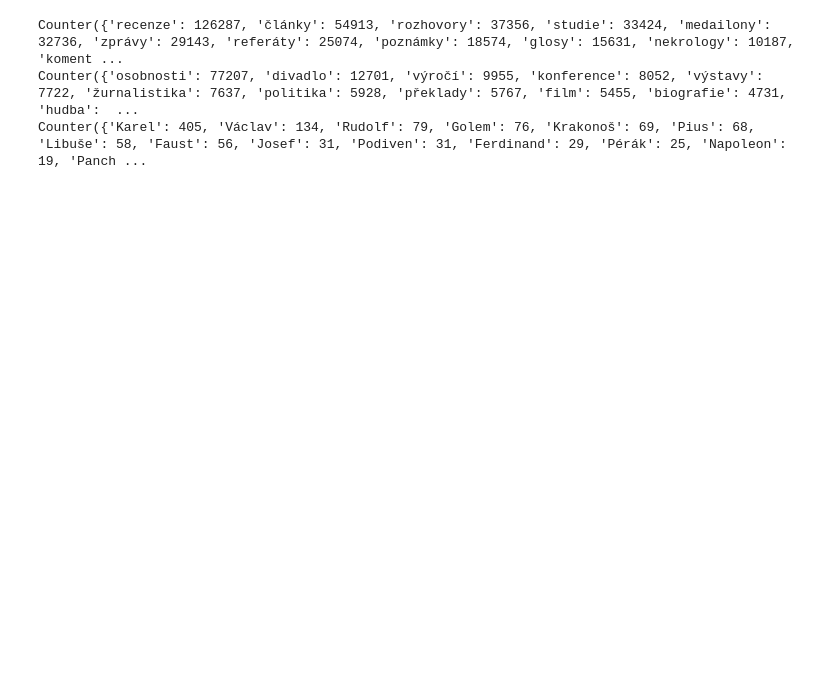
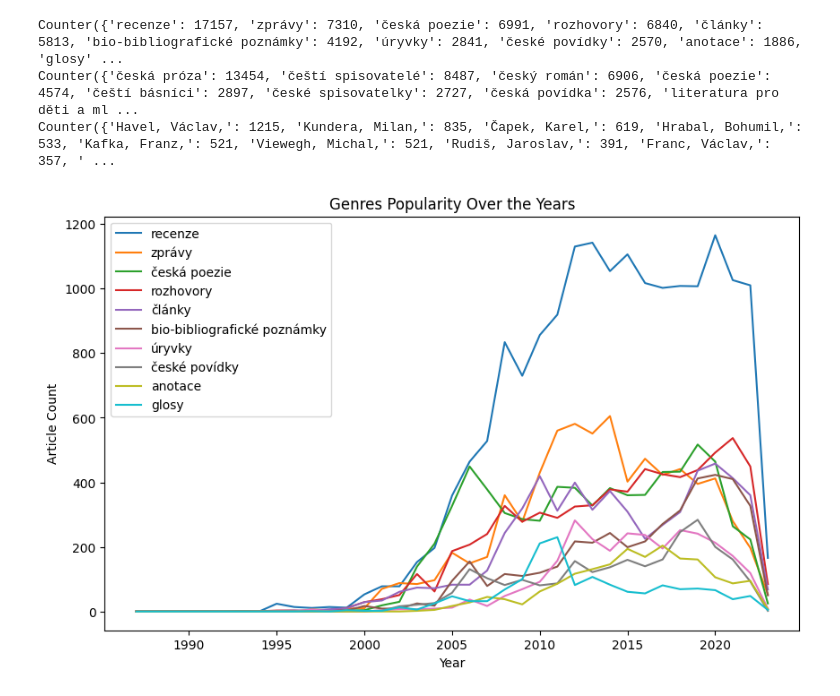
Before and after one commit to panuscha/DH-data-process, a Jupyter notebook: process_csv.ipynb, the cells around one changed output. Cells and saved outputs as stored; diff of their text form; code cells hidden in the pictures; blank space fills up the shorter version.

Commit message:
csv saving changes, jupyter ntb
resolving bugs, adding code for plotting genres over years

```diff
--- a/process_csv.ipynb
+++ b/process_csv.ipynb
@@ -12,4 +12,4 @@ out_int = 'data/csv/ucla_int.csv'
 out_cle = 'data/csv/ucla_cle.csv'
 out_trl = 'data/csv/ucla_trl.csv'
 
-data = pd.read_csv(out_cle, delimiter=',')
+df = pd.read_csv(out_int, delimiter=',')
@@ -48,27 +60,64 @@ def flatten_list(strings):
             flattened_list.extend(flatten_list(item))
     return flattened_list
 
-def flatten(strings):
-    flattened_list = []
-    for item in strings:
-        # Extract words from the string representation of a list
-        words = re.findall(r"'(\w+)'", item)
-        flattened_list.extend(words)
-    return flattened_list
-
-all_genre = flatten(flatten_list(data.genre))
+all_genre = flatten_list(df.genre)
 counted_genre = Counter(all_genre)
 print(counted_genre)
 
 
-all_description = flatten(flatten_list(data.description))
+all_description = flatten_list(df.description)
 counted_description = Counter(all_description)
 print(counted_description)
 
-all_figures = flatten(flatten_list(data.figures))
+all_figures = flatten_list(df.figures)
 counted_figures = Counter(all_figures)
 print(counted_figures)
 # %% [output]
-Counter({'recenze': 126287, 'články': 54913, 'rozhovory': 37356, 'studie': 33424, 'medailony': 32736, 'zprávy': 29143, 'referáty': 25074, 'poznámky': 18574, 'glosy': 15631, 'nekrology': 10187, 'koment ...
-Counter({'osobnosti': 77207, 'divadlo': 12701, 'výročí': 9955, 'konference': 8052, 'výstavy': 7722, 'žurnalistika': 7637, 'politika': 5928, 'překlady': 5767, 'film': 5455, 'biografie': 4731, 'hudba':  ...
-Counter({'Karel': 405, 'Václav': 134, 'Rudolf': 79, 'Golem': 76, 'Krakonoš': 69, 'Pius': 68, 'Libuše': 58, 'Faust': 56, 'Josef': 31, 'Podiven': 31, 'Ferdinand': 29, 'Pérák': 25, 'Napoleon': 19, 'Panch ...
+Counter({'recenze': 17157, 'zprávy': 7310, 'česká poezie': 6991, 'rozhovory': 6840, 'články': 5813, 'bio-bibliografické poznámky': 4192, 'úryvky': 2841, 'české povídky': 2570, 'anotace': 1886, 'glosy' ...
+Counter({'česká próza': 13454, 'čeští spisovatelé': 8487, 'český román': 6906, 'česká poezie': 4574, 'čeští básníci': 2897, 'české spisovatelky': 2727, 'česká povídka': 2576, 'literatura pro děti a ml ...
+Counter({'Havel, Václav,': 1215, 'Kundera, Milan,': 835, 'Čapek, Karel,': 619, 'Hrabal, Bohumil,': 533, 'Kafka, Franz,': 521, 'Viewegh, Michal,': 521, 'Rudiš, Jaroslav,': 391, 'Franc, Václav,': 357, ' ...
+# %%
+ten_most_common_genre = [item[0] for item in counted_genre.most_common(10)]
+
+# Count records per genre
+genre_counts = {}
+
+# Iterate over each row in the DataFrame
+for _, row in df.iterrows():
+    year = row['year']
+    genre_list = row['genre']
+
+    # Iterate over each genre in the genres list for the current row
+    for genre in genre_list:
+        # Increment the count for the current genre and year
+        genre_year = (genre, year)
+        genre_counts[genre_year] = genre_counts.get(genre_year, 0) + 1
+
+# Extract unique genres and years
+genres = list(set([topic for topic, _ in genre_counts.keys()]))
+years = list(set([year for _, year in genre_counts.keys()]))
+
+# Sort the genres and years in ascending order
+genres.sort()
+years.sort()
+# %%
+# Create a line chart
+plt.figure(figsize=(10, 6))  # Set the figure size (optional)
+
+# Plot the lines for each topic
+for genre in ten_most_common_genre:
+    counts = [genre_counts.get((genre, year), 0) for year in years]
+    plt.plot(years, counts, label=genre)
+
+# Add labels and title
+plt.xlabel('Year')
+plt.ylabel('Article Count')
+plt.title('Genres Popularity Over the Years')
+
+# Add a legend
+plt.legend()
+
+# Display the chart
+plt.show()
+# %% [output]
+[figure, added]
```
Also changed, not shown: parts of 2 cells of this notebook, 6 other files.
